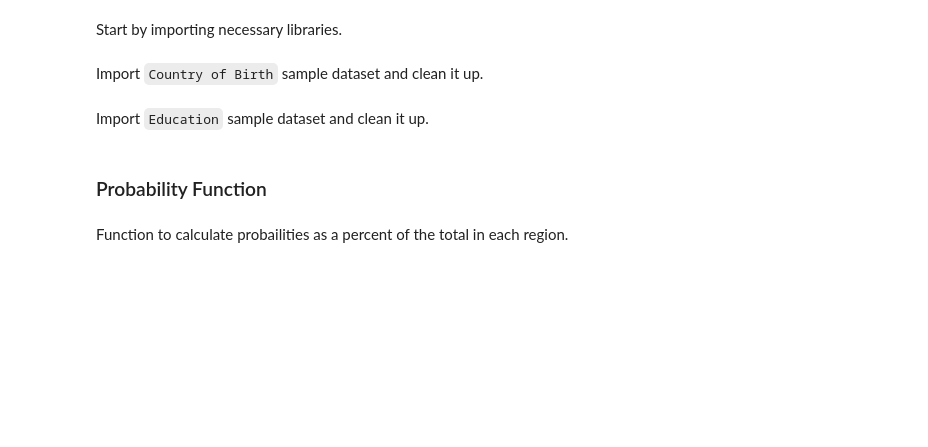
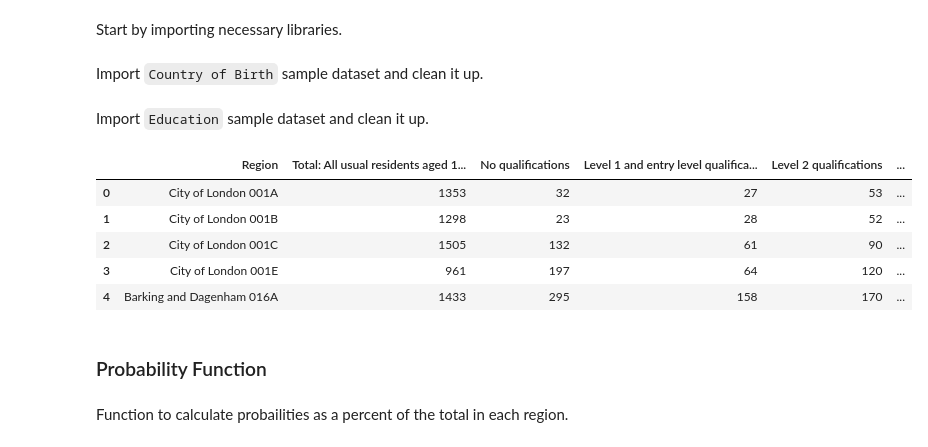
Before and after one commit to alexgregory1/work_experience_notebooks, a Jupyter notebook: CombiningProbabilities.ipynb, the cells around one changed output. Saved outputs shown, nothing was run; the diff lists cells and outputs as text; code cells hidden in the pictures; blank space fills up the shorter version.

```diff
--- a/CombiningProbabilities.ipynb
+++ b/CombiningProbabilities.ipynb
@@ -99,5 +72,14 @@ df.loc[len(df.index)] = (
 
 df_education = df
+# %%
+df_education.head()
+# %% [output]
+|  | Region | Total: All usual residents aged 1... | No qualifications | Level 1 and entry level qualifica... | Level 2 qualifications | ... |
+| 0 | City of London 001A | 1353 | 32 | 27 | 53 | ... |
+| 1 | City of London 001B | 1298 | 23 | 28 | 52 | ... |
+| 2 | City of London 001C | 1505 | 132 | 61 | 90 | ... |
+| 3 | City of London 001E | 961 | 197 | 64 | 120 | ... |
+| 4 | Barking and Dagenham 016A | 1433 | 295 | 158 | 170 | ... |
 # %% [markdown]
 ### Probability Function
 # %% [markdown]
```
Also changed, not shown: parts of 8 cells of this notebook.
